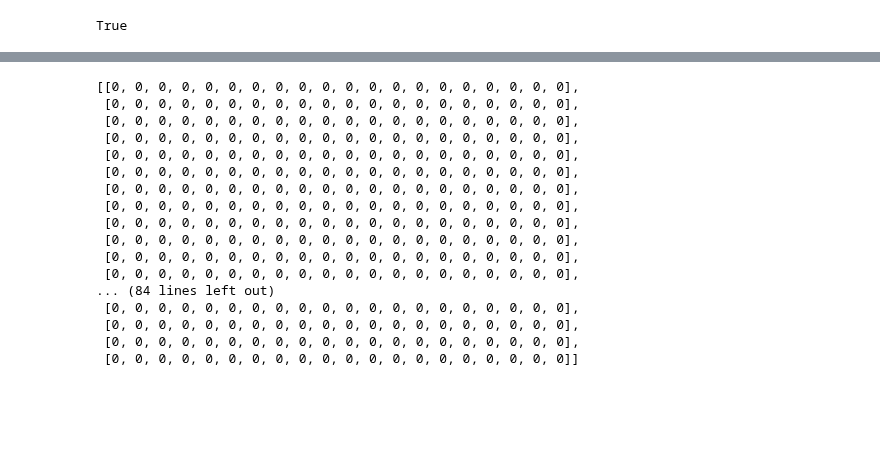
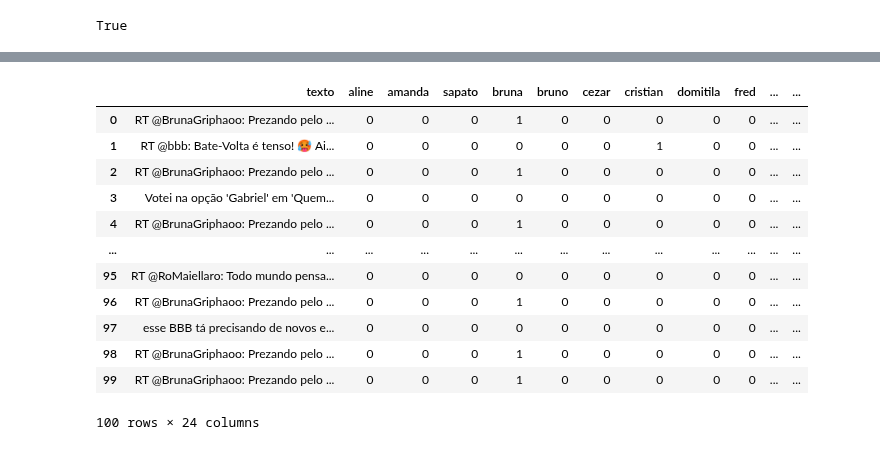
Before and after one commit to deborabastos/DS_twittter_api, a Jupyter notebook: 6.tweepy_analise_popularidade.ipynb, the cells around one changed output, grey strips where cells are left out. Cells and saved outputs as stored; diff of their text form; code cells hidden in the pictures; blank space fills up the shorter version.

```diff
--- a/6.tweepy_analise_popularidade.ipynb
+++ b/6.tweepy_analise_popularidade.ipynb
@@ -55,40 +55,3 @@ o bbb tá perdendo total a graça com isso de “jogar em grupo” é tudo muito
 # %%
 # Cria base de dados vazia onde serão apensadas as linhas contendo informações sobre citações dos participantes no tweet
 base = []
-# %%
-# Salva cada tweet
-for tweet in tweets:
-
-    #para cada tweet, cria um vetor com 20 elementos (participantes) e atribui 0 para todos os valores + 1 para o texto + 1 para indicar se RT
-    linha = [0 for j in range(22)]
-
-    linha[0] = tweet.text
-
-    texto = tweet.text
-    # Se for RT, desconsiderar o que vem antes dos :
-    if('RT' in texto):
-        posicao = texto.find(':')
-        texto = texto[posicao+2:]
-        linha[21] = 1
-
-    base.append(linha)
-# %%
-base
-# %% [output]
-[[0, 0, 0, 0, 0, 0, 0, 0, 0, 0, 0, 0, 0, 0, 0, 0, 0, 0, 0, 0],
- [0, 0, 0, 0, 0, 0, 0, 0, 0, 0, 0, 0, 0, 0, 0, 0, 0, 0, 0, 0],
- [0, 0, 0, 0, 0, 0, 0, 0, 0, 0, 0, 0, 0, 0, 0, 0, 0, 0, 0, 0],
- [0, 0, 0, 0, 0, 0, 0, 0, 0, 0, 0, 0, 0, 0, 0, 0, 0, 0, 0, 0],
- [0, 0, 0, 0, 0, 0, 0, 0, 0, 0, 0, 0, 0, 0, 0, 0, 0, 0, 0, 0],
- [0, 0, 0, 0, 0, 0, 0, 0, 0, 0, 0, 0, 0, 0, 0, 0, 0, 0, 0, 0],
- [0, 0, 0, 0, 0, 0, 0, 0, 0, 0, 0, 0, 0, 0, 0, 0, 0, 0, 0, 0],
- [0, 0, 0, 0, 0, 0, 0, 0, 0, 0, 0, 0, 0, 0, 0, 0, 0, 0, 0, 0],
- [0, 0, 0, 0, 0, 0, 0, 0, 0, 0, 0, 0, 0, 0, 0, 0, 0, 0, 0, 0],
- [0, 0, 0, 0, 0, 0, 0, 0, 0, 0, 0, 0, 0, 0, 0, 0, 0, 0, 0, 0],
- [0, 0, 0, 0, 0, 0, 0, 0, 0, 0, 0, 0, 0, 0, 0, 0, 0, 0, 0, 0],
- [0, 0, 0, 0, 0, 0, 0, 0, 0, 0, 0, 0, 0, 0, 0, 0, 0, 0, 0, 0],
-... (84 lines left out)
- [0, 0, 0, 0, 0, 0, 0, 0, 0, 0, 0, 0, 0, 0, 0, 0, 0, 0, 0, 0],
- [0, 0, 0, 0, 0, 0, 0, 0, 0, 0, 0, 0, 0, 0, 0, 0, 0, 0, 0, 0],
- [0, 0, 0, 0, 0, 0, 0, 0, 0, 0, 0, 0, 0, 0, 0, 0, 0, 0, 0, 0],
- [0, 0, 0, 0, 0, 0, 0, 0, 0, 0, 0, 0, 0, 0, 0, 0, 0, 0, 0, 0]]
@@ -94,0 +100,22 @@ base
+# %%
+# Para visualizar melhor, transformar em dataframe
+baseBBB = pd.DataFrame(base)
+
+# nomear colunas
+baseBBB.columns = ['texto', 'aline', 'amanda', 'sapato', 'bruna', 'bruno', 'cezar', 'cristian', 'domitila', 'fred', 'fred nicacio', 'gabriel', 'gabriel santana', 'gustavo', 'key', 'larissa', 'marilia', 'marvvila', 'guime', 'paula', 'ricardo', 'sarah', 'tina', 'RT']
+
+display(baseBBB)
+# %% [output]
+|  | texto | aline | amanda | sapato | bruna | bruno | cezar | cristian | domitila | fred | ... | ... |
+| 0 | RT @BrunaGriphaoo: Prezando pelo ... | 0 | 0 | 0 | 1 | 0 | 0 | 0 | 0 | 0 | ... | ... |
+| 1 | RT @bbb: Bate-Volta é tenso! 🥵 Ai... | 0 | 0 | 0 | 0 | 0 | 0 | 1 | 0 | 0 | ... | ... |
+| 2 | RT @BrunaGriphaoo: Prezando pelo ... | 0 | 0 | 0 | 1 | 0 | 0 | 0 | 0 | 0 | ... | ... |
+| 3 | Votei na opção 'Gabriel' em 'Quem... | 0 | 0 | 0 | 0 | 0 | 0 | 0 | 0 | 0 | ... | ... |
+| 4 | RT @BrunaGriphaoo: Prezando pelo ... | 0 | 0 | 0 | 1 | 0 | 0 | 0 | 0 | 0 | ... | ... |
+| ... | ... | ... | ... | ... | ... | ... | ... | ... | ... | ... | ... | ... |
+| 95 | RT @RoMaiellaro: Todo mundo pensa... | 0 | 0 | 0 | 0 | 0 | 0 | 0 | 0 | 0 | ... | ... |
+| 96 | RT @BrunaGriphaoo: Prezando pelo ... | 0 | 0 | 0 | 1 | 0 | 0 | 0 | 0 | 0 | ... | ... |
+| 97 | esse BBB tá precisando de novos e... | 0 | 0 | 0 | 0 | 0 | 0 | 0 | 0 | 0 | ... | ... |
+| 98 | RT @BrunaGriphaoo: Prezando pelo ... | 0 | 0 | 0 | 1 | 0 | 0 | 0 | 0 | 0 | ... | ... |
+| 99 | RT @BrunaGriphaoo: Prezando pelo ... | 0 | 0 | 0 | 1 | 0 | 0 | 0 | 0 | 0 | ... | ... |
+100 rows × 24 columns
```
Also changed, not shown: parts of 8 cells of this notebook.
